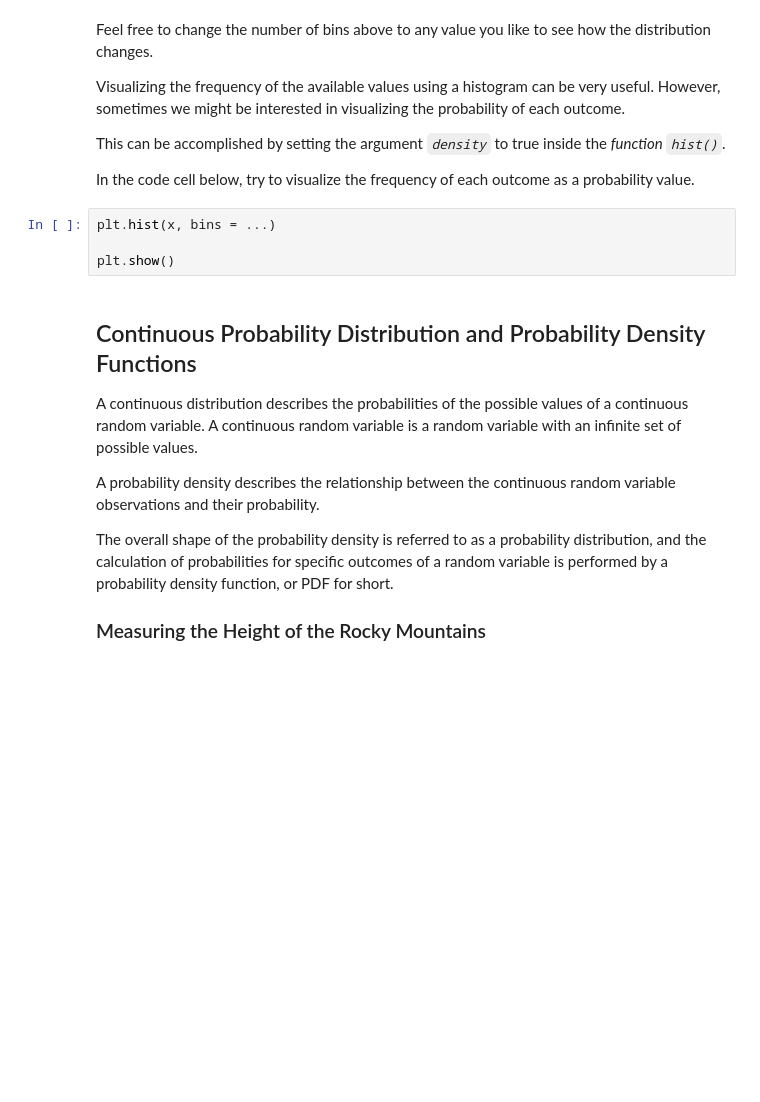
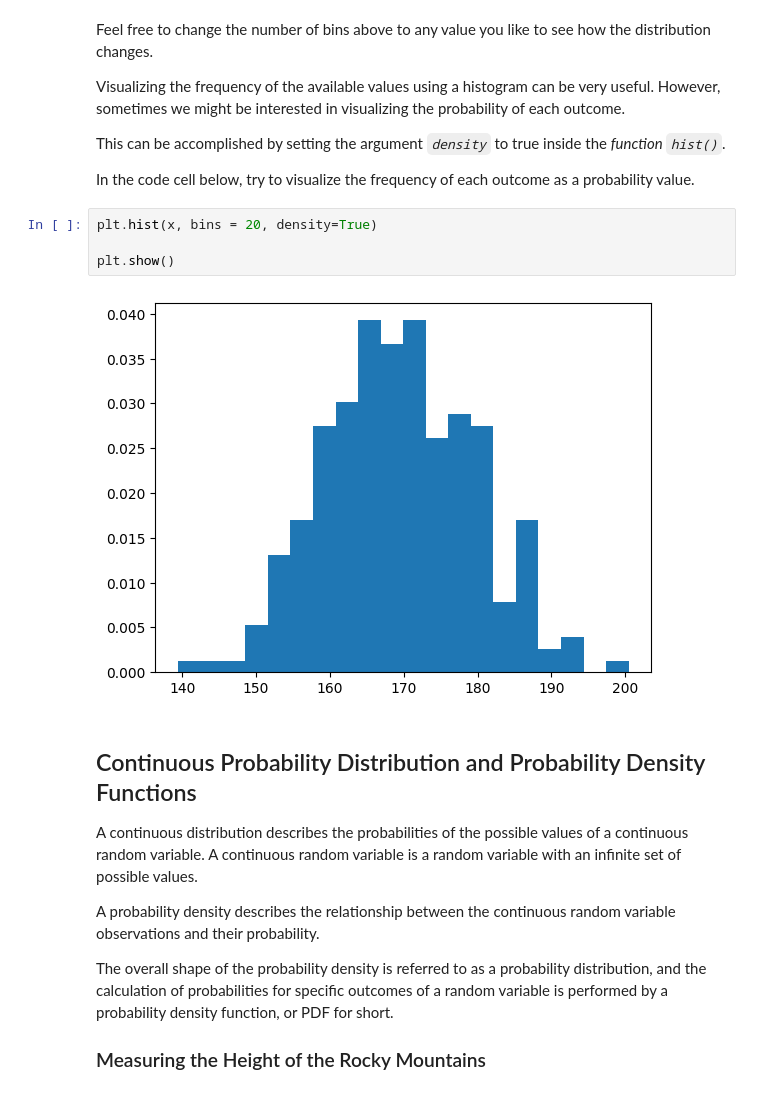
Before and after one commit to andrewcbuensalida/numpy-mit, a Jupyter notebook: histograms.ipynb, the cells around one changed output. Cells and saved outputs as stored; diff of their text form; blank space fills up the shorter version.

```diff
--- a/histograms.ipynb
+++ b/histograms.ipynb
@@ -58,9 +81,11 @@ This can be accomplished by setting the argument *`density`*  to true inside the
 
 In the code cell below, try to visualize the frequency of each outcome as a probability value.
 # %%
-plt.hist(x, bins = ...)
+plt.hist(x, bins = 20, density=True)
 
 plt.show()
+# %% [output]
+[figure, added]
 # %% [markdown]
 ## Continuous Probability Distribution and Probability Density Functions
 
```
Also changed, not shown: parts of 10 cells of this notebook, 8 other files.
